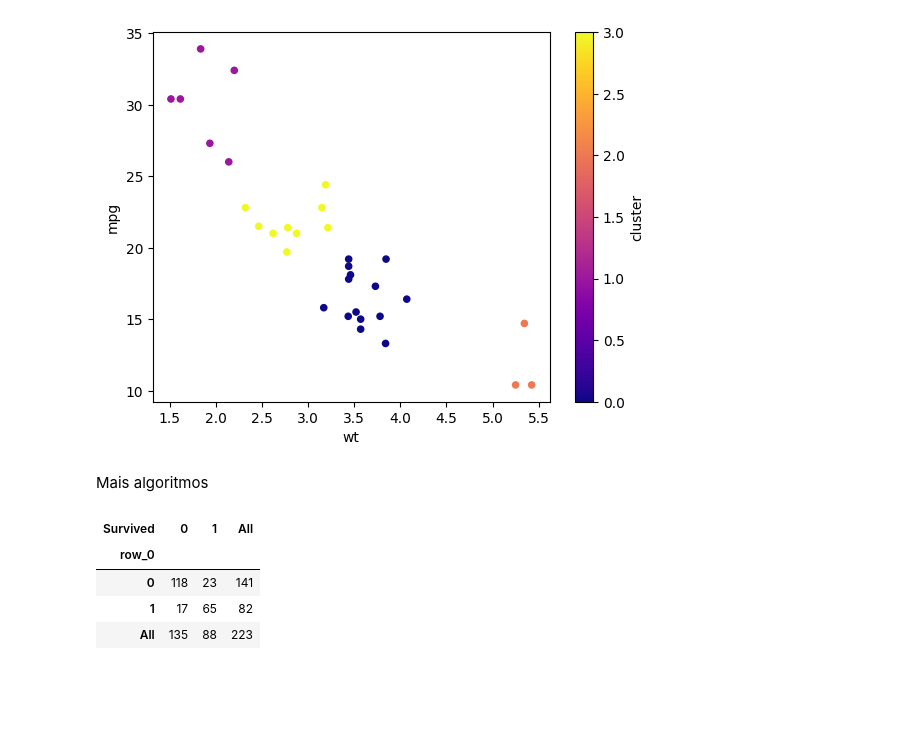
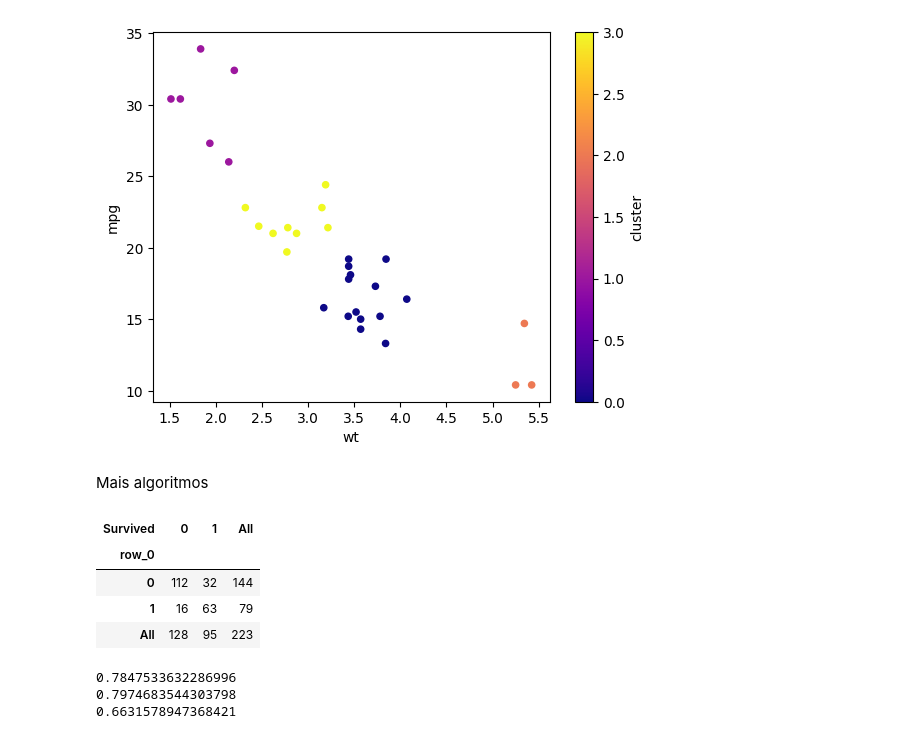
Before and after one commit to minipri/Fiap_BigData, a Jupyter notebook: Cluster.ipynb, the cells around one changed output. Cells and saved outputs as stored; diff of their text form; code cells hidden in the pictures; blank space fills up the shorter version.

```diff
--- a/Cluster.ipynb
+++ b/Cluster.ipynb
@@ -48,41 +48,56 @@ Mais algoritmos
 # %%
 import pandas as pd
 from sklearn.model_selection import train_test_split
-from sklearn.ensemble import RandomForestClassifier
+from sklearn.ensemble import RandomForestClassifier # para variáveis categóricas
+from sklearn.model_selection import GridSearchCV # pesquisar mais sobre esse aqui
+from sklearn.ensemble import RandomForestRegressor # para variáveis não categóricas
+from sklearn import svm
+from sklearn.metrics import accuracy_score
+from sklearn.metrics import precision_score
+from sklearn.metrics import recall_score
 
 # 1.Carga de Dados
 df = pd.read_csv('https://raw.githubusercontent.com/diogenesjusto/FIAP/master/Gradua%C3%A7%C3%A3o/dados/dados_arvore_titanic.csv')
 
 # 2. Análise exploratória
 # Construção Dummy Sex
 dummies_Sex = pd.get_dummies(df['Sex'])
 df['SexFemale'] = dummies_Sex['female']
 
 # Construção Dummy Pclass
 dummies_Pclass = pd.get_dummies(df['Pclass'], prefix='c')
 df['Pclass1'] = dummies_Pclass['c_1']
 df['Pclass2'] = dummies_Pclass['c_2']
 
 # Tratamento de dados - preenchimento de idades nulas
 ageMed = df['Age'].mean()
 df['Age'] = df['Age'].fillna(ageMed)
 
 # 3. Separação de Treino e Teste #
-X_treino, X_teste, Y_treino, Y_teste = train_test_split( df[['SexFemale']], df['Survived'], test_size=0.25, random_state=33 )
-X_treino, X_teste, Y_treino, Y_teste = train_test_split( df[['SexFemale','Age','Pclass1', 'Pclass2']], df['Survived'], test_size=0.25 )
+#X_treino, X_teste, Y_treino, Y_teste = train_test_split( df[['SexFemale']], df['Survived'], test_size=0.25, random_state=33 )
+X_treino, X_teste, Y_treino, Y_teste = train_test_split( df[['SexFemale','Age','Pclass1', 'Pclass2']], df['Survived'], test_size=0.25,random_state=1 )
 
 # 4. model
-mod = RandomForestClassifier()
+mod = RandomForestClassifier(random_state=1, n_estimators=200, bootstrap=True)
+#mod = svm.SVC()
 mod = mod.fit(X_treino, Y_treino)
 
 # 5. Previsão
 Y_prev = mod.predict(X_teste)
 
 # Avaliação de previsões em classificadores
 pd.crosstab(Y_prev, Y_teste, margins=True)
 # %% [output]
 | Survived | 0 | 1 | All |
 | row_0 |  |  |  |
-| 0 | 118 | 23 | 141 |
-| 1 | 17 | 65 | 82 |
-| All | 135 | 88 | 223 |
+| 0 | 112 | 32 | 144 |
+| 1 | 16 | 63 | 79 |
+| All | 128 | 95 | 223 |
+# %%
+print(accuracy_score(Y_teste, Y_prev))
+print(precision_score(Y_teste, Y_prev))
+print(recall_score(Y_teste, Y_prev))
+# %% [output]
+0.7847533632286996
+0.7974683544303798
+0.6631578947368421
```
